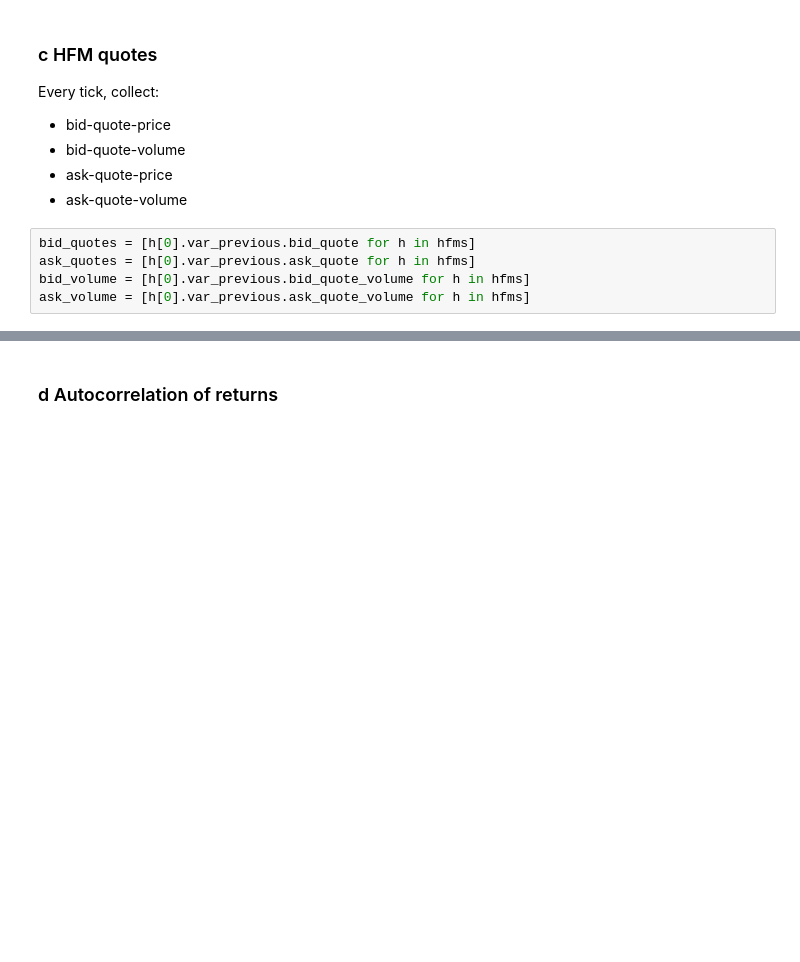
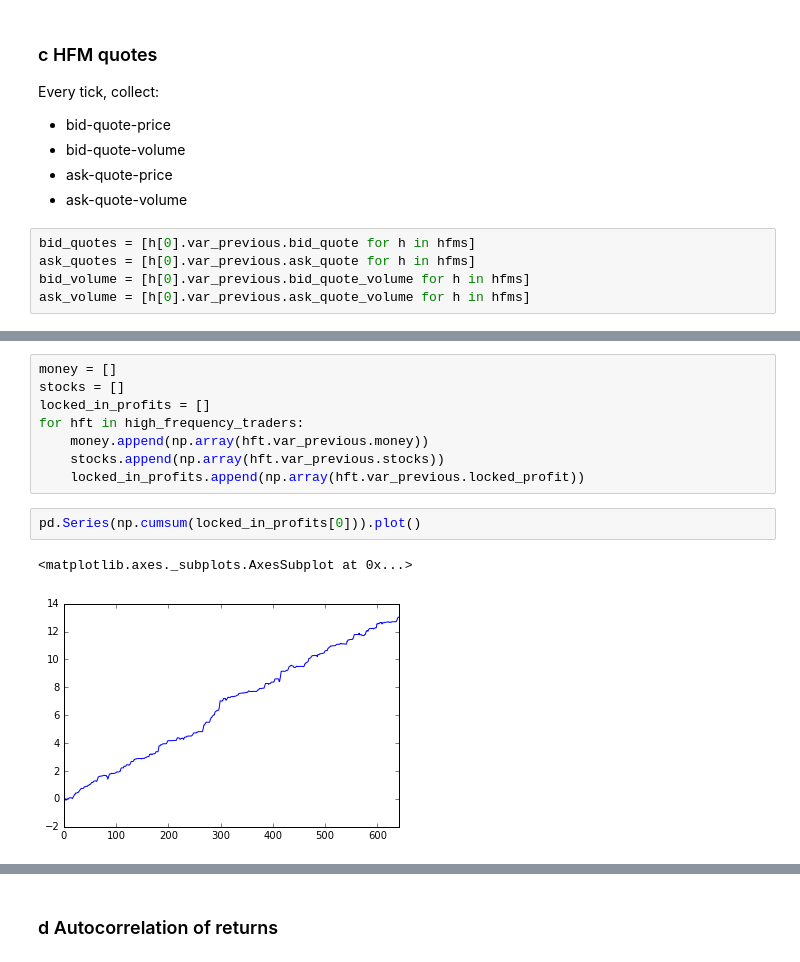
Before and after one commit to joerischasfoort/hfm-abm, a Jupyter notebook: Benchmark-Scenario.ipynb, the cells around one changed output, grey strips where cells are left out. Cells and saved outputs as stored; diff of their text form; blank space fills up the shorter version.

```diff
--- a/Benchmark-Scenario.ipynb
+++ b/Benchmark-Scenario.ipynb
@@ -143,0 +161,13 @@ ask_volume
+# %%
+money = []
+stocks = []
+locked_in_profits = []
+for hft in high_frequency_traders:
+    money.append(np.array(hft.var_previous.money))
+    stocks.append(np.array(hft.var_previous.stocks))
+    locked_in_profits.append(np.array(hft.var_previous.locked_profit))
+# %%
+pd.Series(np.cumsum(locked_in_profits[0])).plot()
+# %% [output]
+<matplotlib.axes._subplots.AxesSubplot at 0x...>
+[figure, added]
```
Also changed, not shown: parts of 15 cells of this notebook, 5 other files.
